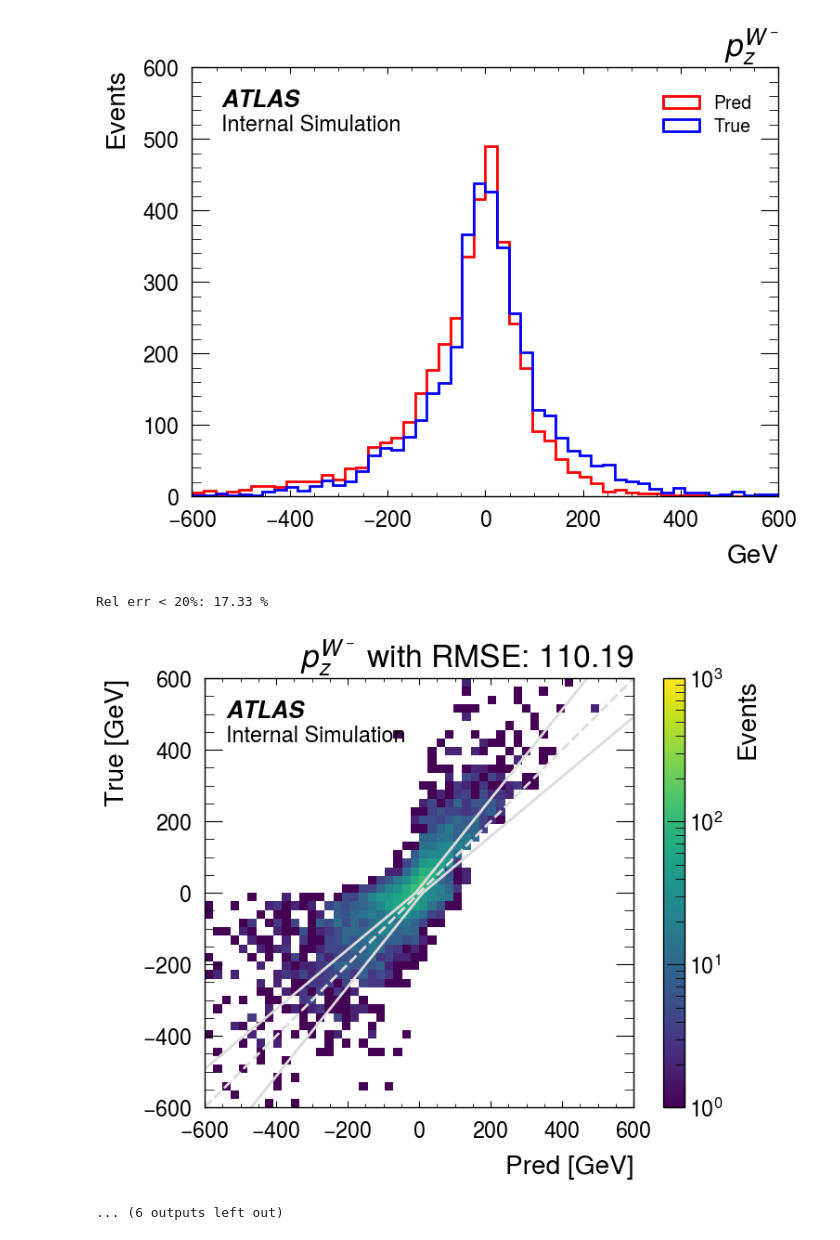
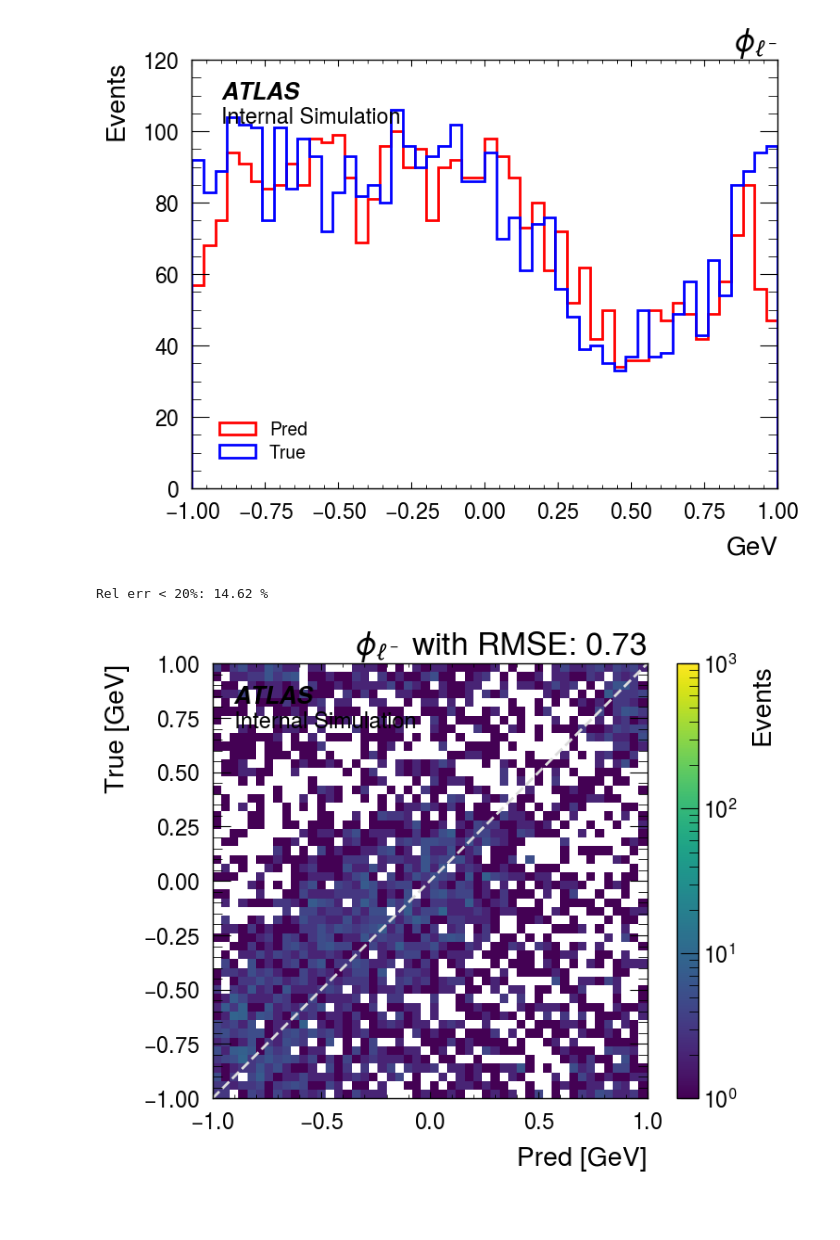
Before and after one commit to yygarypeng/ww-flow, a Jupyter notebook: visualize.ipynb, the cells around one changed output. Cells and saved outputs as stored; diff of their text form; code cells hidden in the pictures; blank space fills up the shorter version.

```diff
--- a/visualize.ipynb
+++ b/visualize.ipynb
@@ -17,7 +17,7 @@ import mplhep as hep
 
 hep.style.use(hep.style.ATLAS)
 # %%
-ckpt_files = glob.glob(f"/root/work/ww-flow/logs/hww_inn_regressor/log/version_0/checkpoints/*.ckpt")
+ckpt_files = glob.glob(f"/root/work/ww-flow/logs/hww_inn_regressor-lep/log/version_0/checkpoints/*.ckpt")
 if not ckpt_files:
     raise FileNotFoundError(f"No checkpoint files found in {ckpt_files}")
 ckpt_path = ckpt_files[0]  # Use the first checkpoint found
@@ -80,8 +80,8 @@ with torch.no_grad():
         # z_sample = randmultin(_z_like_tensor, device=device)
         z_sample = torch.randn_like(_z_like_tensor) # Gaussian prior
         yz = torch.cat([batch_lvlv.to(device), z_sample.to(device)], dim=1)
-        lvlv_pred = model(batch_ww, cond, batch_lvlv, reverse=False) # the prediction gives the inputs (y, z)
-        ww_pred = model(yz, cond, None, reverse=True)
+        lvlv_pred = model(batch_ww, cond, reverse=False) # the prediction gives the inputs (y, z)
+        ww_pred = model(yz, cond, reverse=True)
         z_pred = lvlv_pred[1] # predicted z
 
         # manual inverse stdscaler transform
@@ -590,27 +475,10 @@ Rel err < 20%: 36.99 %
 # %%
-plot_1d_hist(pred_w0_px, true_w0_px, "$p^{W^+ }_x$", np.linspace(-200, 200, 51))
-plot_2d_hist(pred_w0_px, true_w0_px, "$p^{W^+ }_x$", np.linspace(-200, 200, 51), log=True)
-plot_1d_hist(pred_w0_py, true_w0_py, "$p^{W^+ }_y$", np.linspace(-200, 200, 51))
-plot_2d_hist(pred_w0_py, true_w0_py, "$p^{W^+ }_y$", np.linspace(-200, 200, 51), log=True)
-plot_1d_hist(pred_w0_pz, true_w0_pz, "$p^{W^+ }_z$", np.linspace(-600, 600, 51))
-plot_2d_hist(pred_w0_pz, true_w0_pz, "$p^{W^+ }_z$", np.linspace(-600, 600, 51), log=True)
-plot_1d_hist(pred_w1_pz, true_w1_pz, "$p^{W^- }_z$", np.linspace(-600, 600, 51))
-plot_2d_hist(pred_w1_pz, true_w1_pz, "$p^{W^- }_z$", np.linspace(-600, 600, 51), log=True)
-
-# plot_1d_hist(pred_w0_mass_2_direct, true_w0_mass_2, "$W^+ m^2$ direct", np.linspace(-10, 10000, 51))
-# plot_2d_hist(pred_w0_mass_2_direct, true_w0_mass_2, "$W^+ m^2$ direct", np.linspace(-10, 10000, 51), log=True)
-# plot_1d_hist(pred_w1_mass_2_direct, true_w1_mass_2, "$W^-\ m^2$ direct", np.linspace(-10, 10000, 51))
-# plot_2d_hist(pred_w1_mass_2_direct, true_w1_mass_2, "$W^-\ m^2$ direct", np.linspace(-10, 10000, 51), log=True)
-
-plot_1d_hist(pred_w0_mass, true_w0_mass, "$m_{W^+}$", np.linspace(0, 100, 51))
-plot_2d_hist(pred_w0_mass, true_w0_mass, "$m_{W^+}$", np.linspace(0, 100, 51), log=True)
-plot_1d_hist(pred_w1_mass, true_w1_mass, "$m_{W^-}$", np.linspace(0, 100, 51))
-plot_2d_hist(pred_w1_mass, true_w1_mass, "$m_{W^-}$", np.linspace(0, 100, 51), log=True)
-
-# plot_1d_hist(pred_w0_pt, true_w0_pt, "$p^{W^+}_T$", np.linspace(-10, 160, 51))
-# plot_2d_hist(pred_w0_pt, true_w0_pt, "$p^{W^+}_T$", np.linspace(-10, 160, 51), log=True)
-# plot_1d_hist(pred_w0_eta, true_w0_eta, "$\eta_{W^+}$", np.linspace(-5, 5, 51))
-# plot_2d_hist(pred_w0_eta, true_w0_eta, "$\eta_{W^+}$", np.linspace(-5, 5, 51), log=True)
-# plot_1d_hist(pred_w0_phi, true_w0_phi, "$\phi_{W^+}$", np.linspace(-np.pi, np.pi, 51))
-# plot_2d_hist(pred_w0_phi, true_w0_phi, "$\phi_{W^+}$", np.linspace(-np.pi, np.pi, 51), log=True)
+plot_1d_hist(pred_l0_theta, true_l0_theta, "$\\theta_{\ell^+}$", np.linspace(0, 1, 51))
+plot_2d_hist(pred_l0_theta, true_l0_theta, "$\\theta_{\ell^+}$", np.linspace(0, 1, 51), log=True)
+plot_1d_hist(pred_l0_phi, true_l0_phi, "$\\phi_{\ell^+}$", np.linspace(-1, 1, 51))
+plot_2d_hist(pred_l0_phi, true_l0_phi, "$\\phi_{\ell^+}$", np.linspace(-1, 1, 51), log=True)
+plot_1d_hist(pred_l1_theta, true_l1_theta, "$\\theta_{\ell^-}$", np.linspace(0, 1, 51))
+plot_2d_hist(pred_l1_theta, true_l1_theta, "$\\theta_{\ell^-}$", np.linspace(0, 1, 51), log=True)
+plot_1d_hist(pred_l1_phi, true_l1_phi, "$\\phi_{\ell^-}$", np.linspace(-1, 1, 51))
+plot_2d_hist(pred_l1_phi, true_l1_phi, "$\\phi_{\ell^-}$", np.linspace(-1, 1, 51), log=True)
 # %% [output]
@@ -626,4 +494,3 @@ Rel err < 20%: 14.99 %
-[figure, old version]
+[figure, new version]
-Rel err < 20%: 17.33 %
+Rel err < 20%: 14.62 %
-[figure, old version]
+[figure, new version]
-... (6 outputs left out)
```
Also changed, not shown: parts of 29 cells of this notebook, 6 other files.
